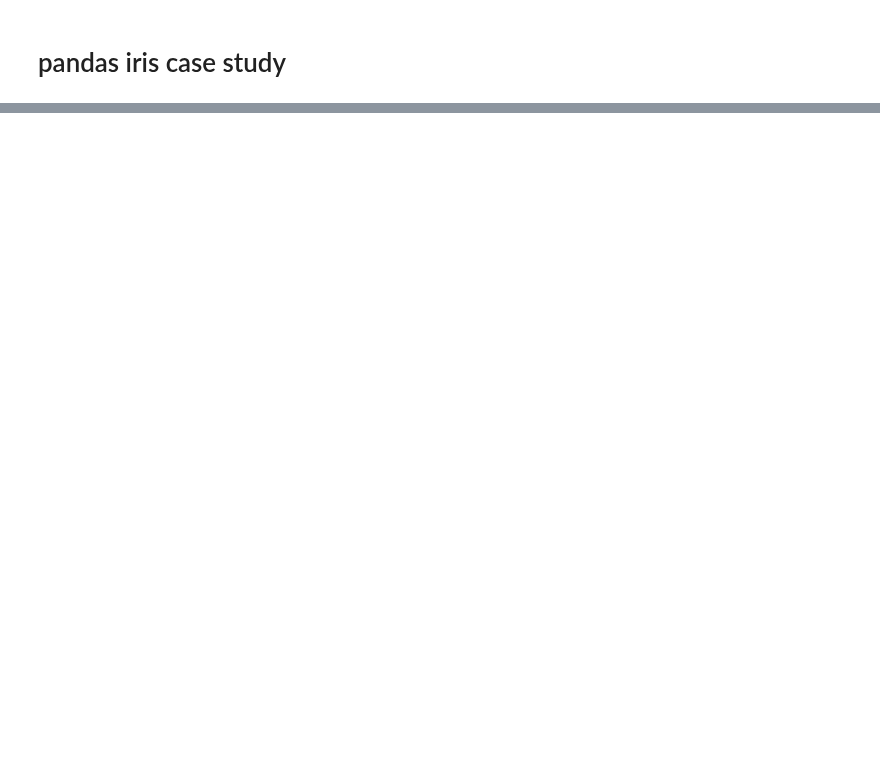
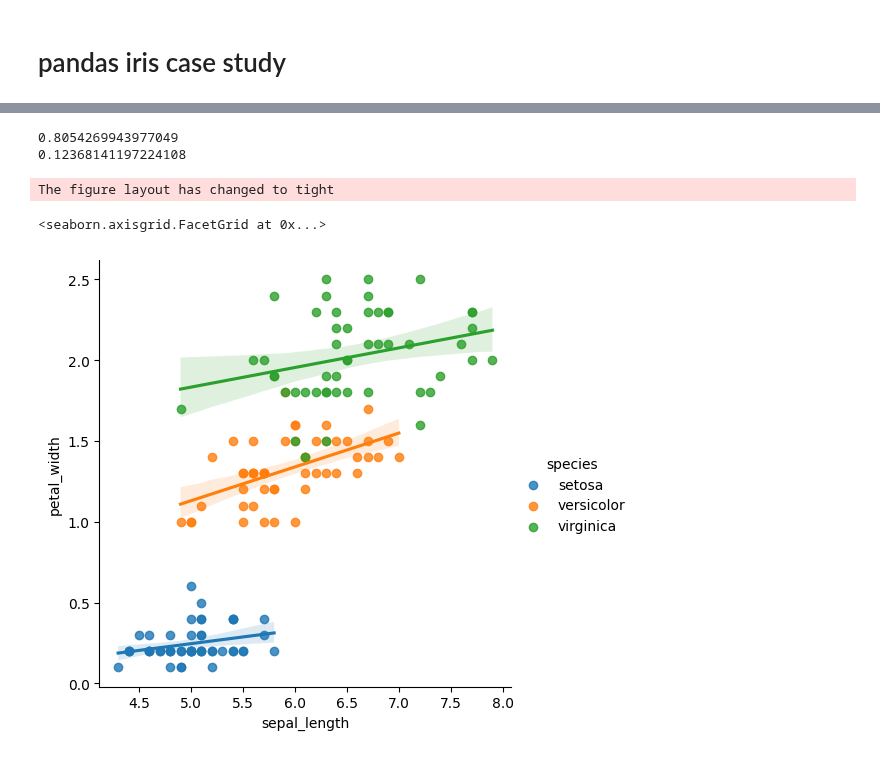
Before and after one commit to juneedpk/vscode-jupyter, a Jupyter notebook: iris_case_study.ipynb, the cells around one changed output, grey strips where cells are left out. Cells and saved outputs as stored; diff of their text form; code cells hidden in the pictures; blank space fills up the shorter version.

```diff
--- a/iris_case_study.ipynb
+++ b/iris_case_study.ipynb
@@ -40,0 +93,12 @@ plt.plot(iris['sepal_length'], iris['sepal_width'], '*', color='red')
+# %%
+print(r2_score(y_test, y_pred))
+print(mean_squared_error(y_test, y_pred))
+# %% [output]
+0.8054269943977049
+0.12368141197224108
+# %%
+sns.lmplot(x='sepal_length', y='petal_width', data=iris, hue='species', fit_reg=True)
+# %% [output]
+The figure layout has changed to tight
+<seaborn.axisgrid.FacetGrid at 0x...>
+[figure, added]
```
Also changed, not shown: parts of 12 cells of this notebook.
